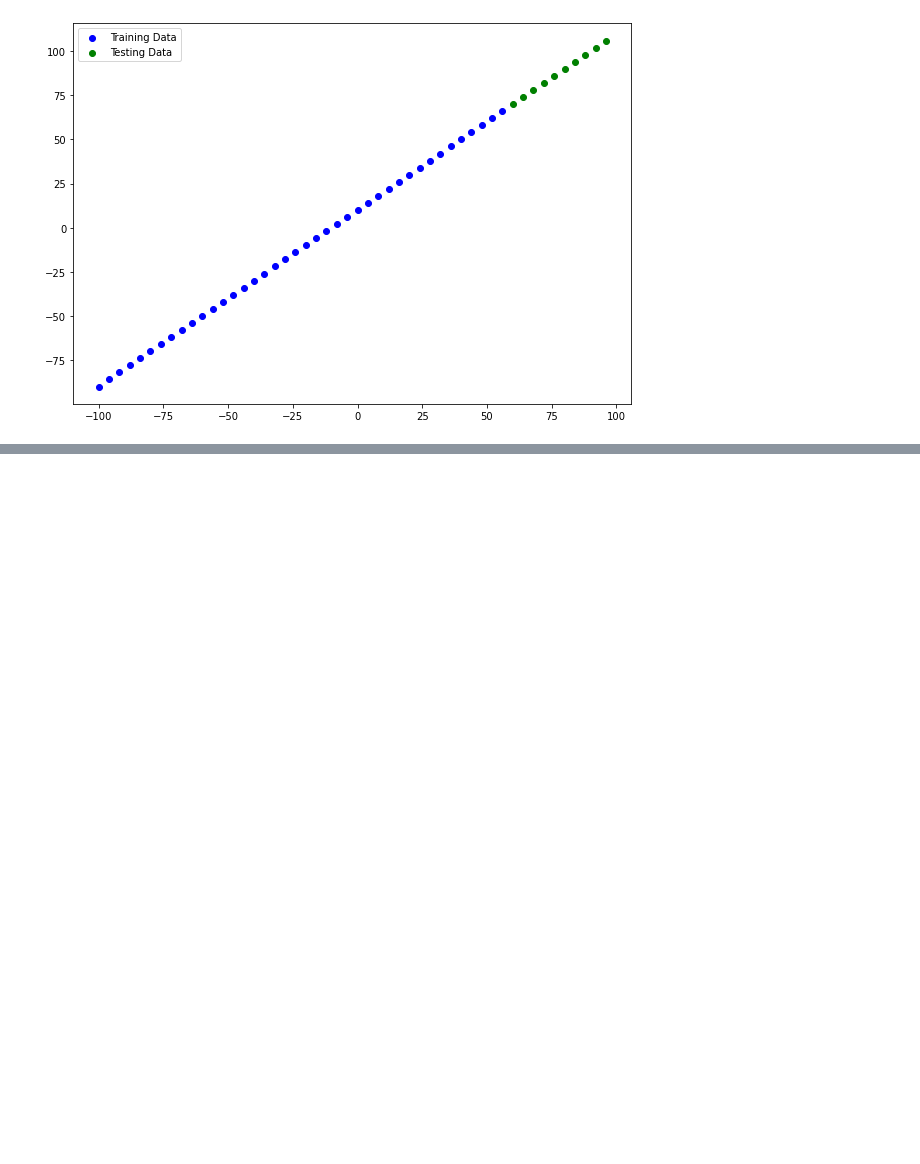
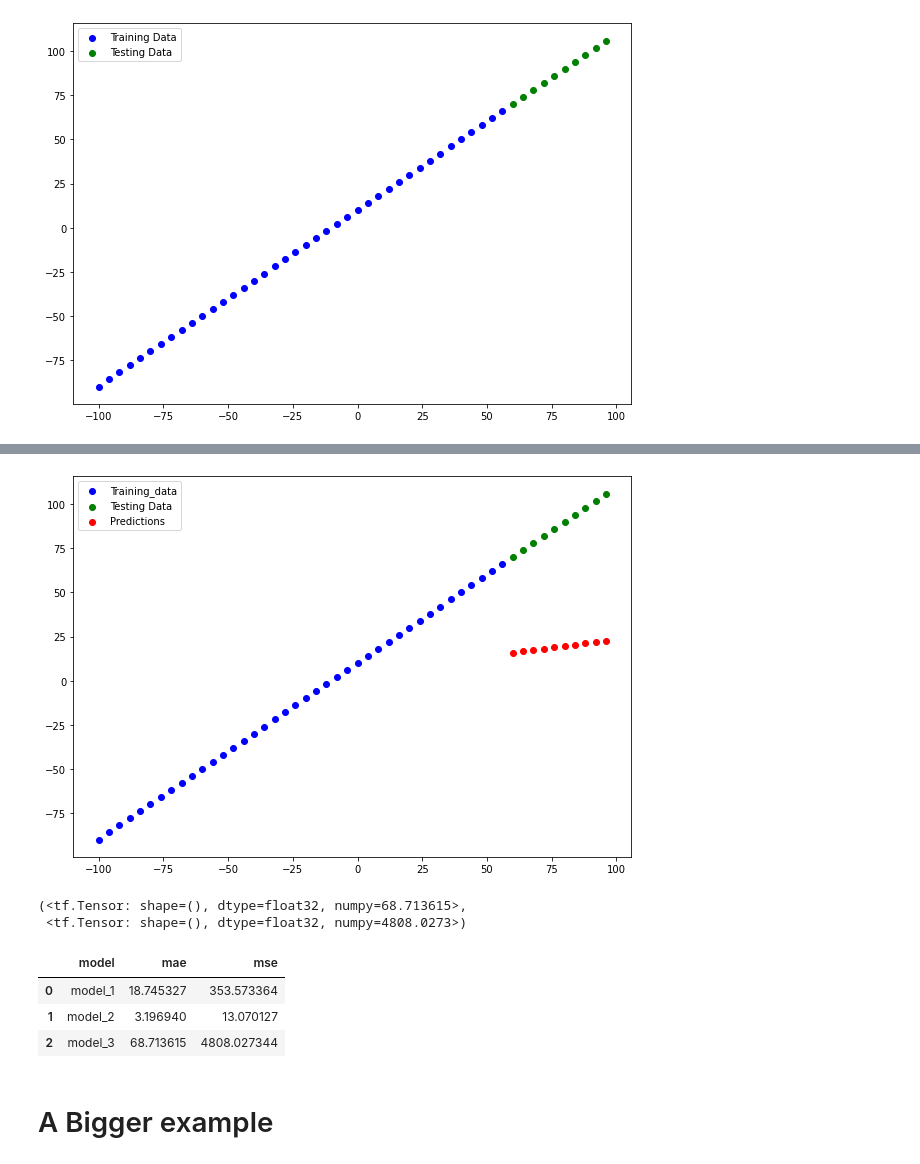
Before and after one commit to sandeepthetechie/mastering_the_art_of_tensorflow, a Jupyter notebook: Regression with neural networks using TF.ipynb, the cells around one changed output, grey strips where cells are left out. Drawn from its saved outputs; the diff is of its cells as text; code cells hidden in the pictures; blank space fills up the shorter version.

```diff
--- a/Regression with neural networks using TF.ipynb
+++ b/Regression with neural networks using TF.ipynb
@@ -334,0 +457,13 @@ def mse(y_true, y_pred):
+# %%
+tf.random.set_seed(42)
+
+model_3 = tf.keras.Sequential([
+    tf.keras.layers.Dense(10),
+    tf.keras.layers.Dense(1)
+])
+
+model_3.compile(loss=tf.keras.metrics.mae,
+                optimizer = tf.keras.optimizers.SGD(),
+                metrics=["mae"])
+
+model_3.fit(X_train, y_train, epochs= 500)
@@ -334,0 +489,33 @@ def mse(y_true, y_pred):
+# %%
+# Plotting
+y_preds_3 = model_3.predict(X_test)
+
+plot_prediction(predictions=y_preds_3)
+# %% [output]
+[figure, added]
+# %%
+# Evaluate with metrics
+
+mae_3 = mae(y_test, tf.squeeze(y_preds_3))
+mse_3 = mse(y_test, tf.squeeze(y_preds_3))
+mae_3, mse_3
+# %% [output]
+(<tf.Tensor: shape=(), dtype=float32, numpy=68.713615>,
+ <tf.Tensor: shape=(), dtype=float32, numpy=4808.0273>)
+# %%
+import pandas as pd
+
+model_results = [["model_1", mae_1.numpy(), mse_1.numpy()],
+                 ["model_2", mae_2.numpy(), mse_2.numpy()],
+                 ["model_3", mae_3.numpy(), mse_3.numpy()]]
+
+all_results = pd.DataFrame(model_results, columns=["model", "mae", "mse"])
+
+all_results
+# %% [output]
+|  | model | mae | mse |
+| 0 | model_1 | 18.745327 | 353.573364 |
+| 1 | model_2 | 3.196940 | 13.070127 |
+| 2 | model_3 | 68.713615 | 4808.027344 |
+# %% [markdown]
+# A Bigger example
```
Also changed, not shown: parts of 65 cells of this notebook, 1 other file.
